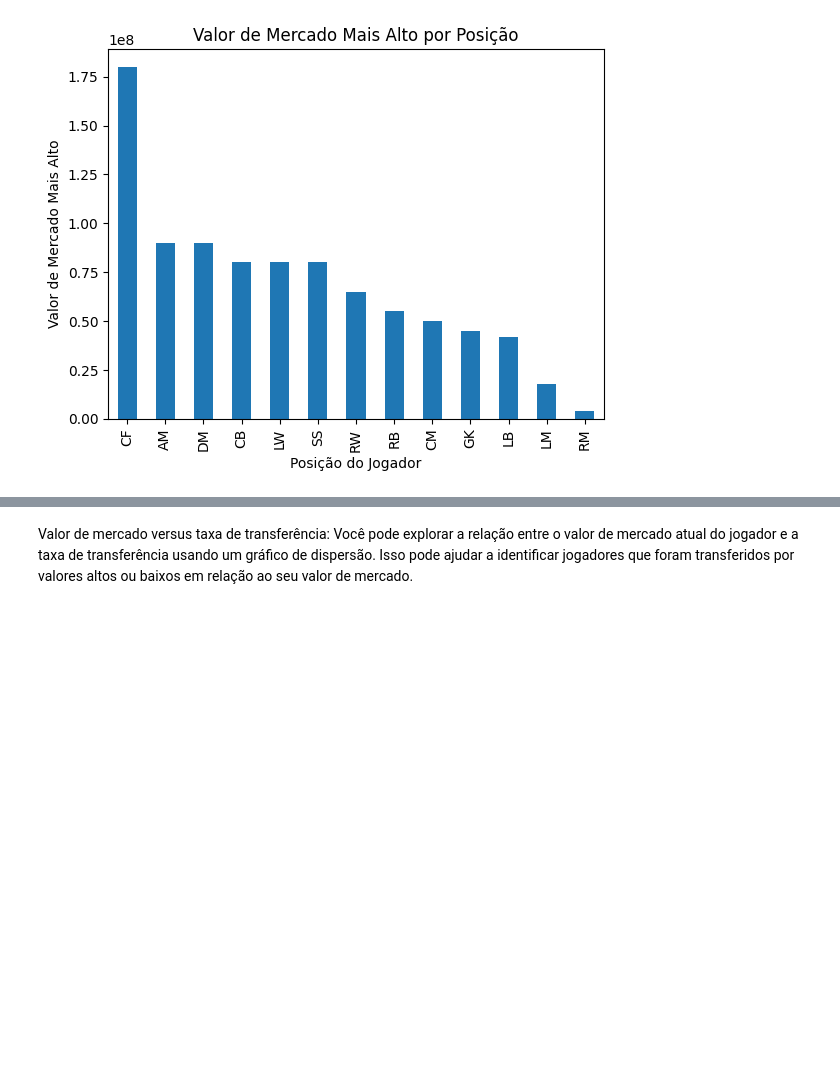
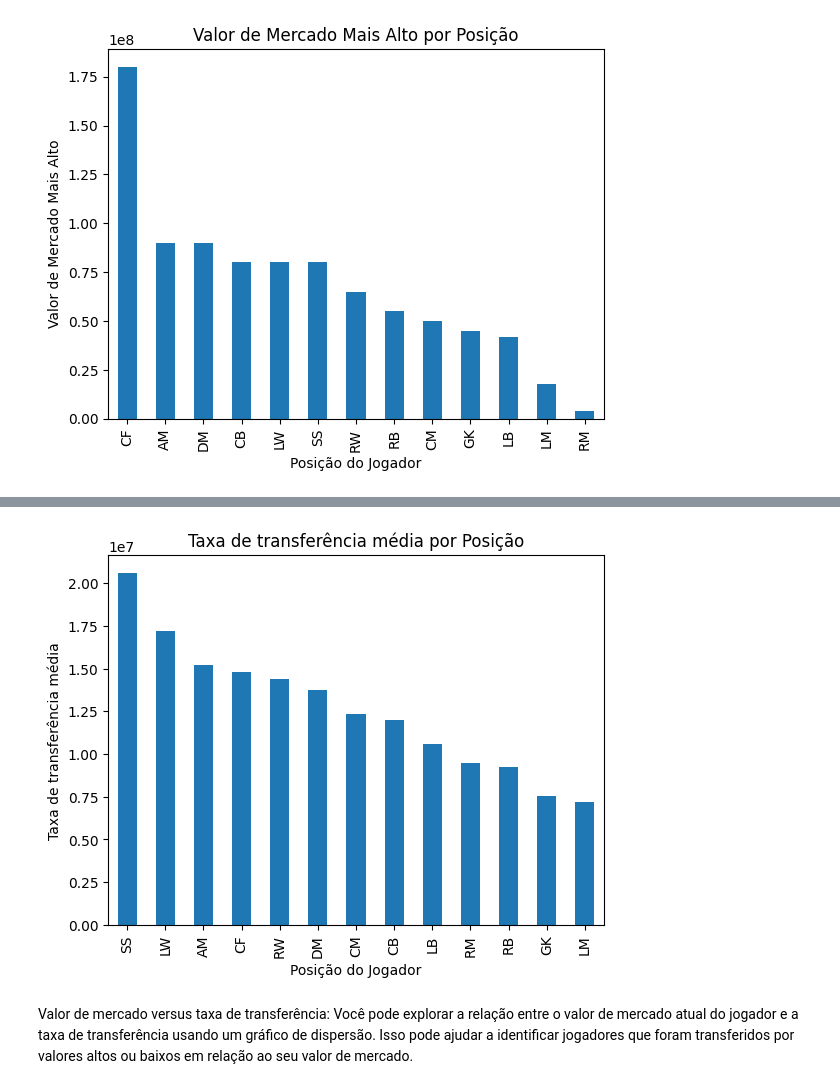
Before and after one commit to gabrielmmf/previsao-de-valores-de-mercado, a Jupyter notebook: EDA.ipynb, the cells around one changed output, grey strips where cells are left out. Drawn from its saved outputs; the diff is of its cells as text; code cells hidden in the pictures; blank space fills up the shorter version.

```diff
--- a/EDA.ipynb
+++ b/EDA.ipynb
@@ -171,3 +226,14 @@ plt.show()
+# %%
+average_market_value_by_position = pl_transfers.groupby('playerPos')['transferFee'].mean()
+average_market_value_by_position = average_market_value_by_position.sort_values(ascending=False)
+
+average_market_value_by_position.plot(kind='bar')
+plt.xlabel('Posição do Jogador')
+plt.ylabel('Taxa de transferência média')
+plt.title('Taxa de transferência média por Posição')
+plt.show()
+# %% [output]
+[figure, added]
 # %% [markdown]
 Valor de mercado versus taxa de transferência: Você pode explorar a relação entre o valor de mercado atual do jogador e a taxa de transferência usando um gráfico de dispersão. Isso pode ajudar a identificar jogadores que foram transferidos por valores altos ou baixos em relação ao seu valor de mercado.
 # %%
```
Also changed, not shown: parts of 40 cells of this notebook, 12 other files.
